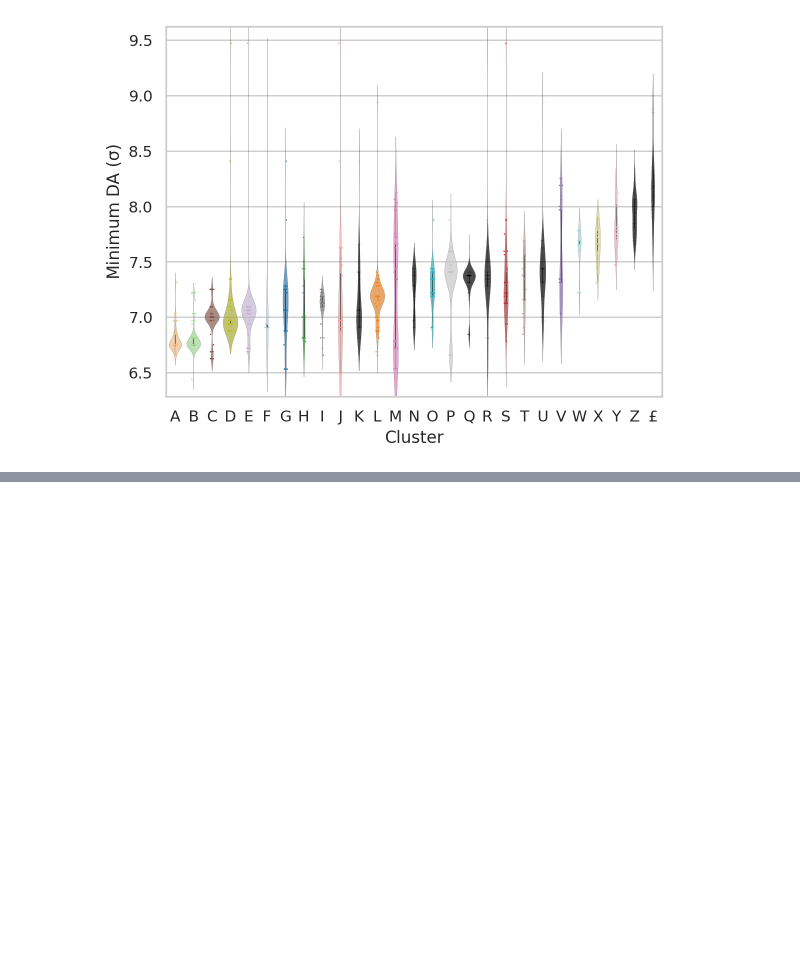
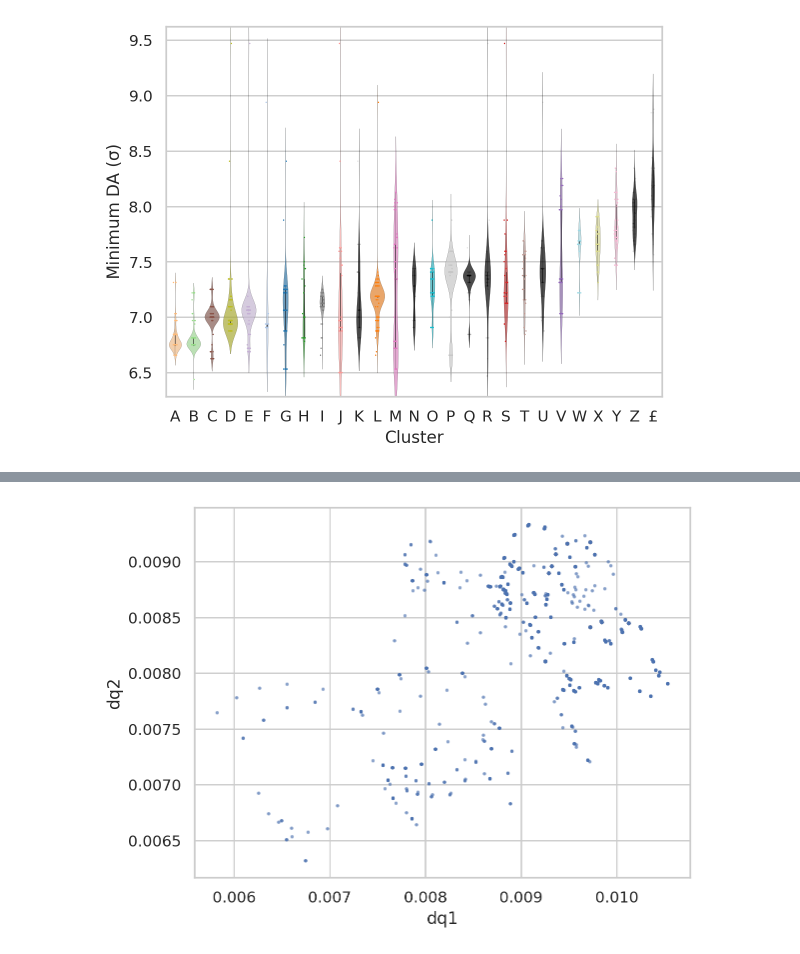
Before and after one commit to ColasDroin/DA_study, a Jupyter notebook: master_study/analysis/clustering_filling_schemes.ipynb, the cells around one changed output, grey strips where cells are left out. Drawn from its saved outputs; the diff is of its cells as text; code cells hidden in the pictures; blank space fills up the shorter version.

```diff
--- a/master_study/analysis/clustering_filling_schemes.ipynb
+++ b/master_study/analysis/clustering_filling_schemes.ipynb
@@ -517,0 +541,8 @@ plt.show()
+# %%
+# Plot dq1 against dq2
+plt.scatter(df['q1'][100:], df['q2'][100:], marker='.', s=10, alpha = 0.5)
+plt.xlabel("dq1")
+plt.ylabel("dq2")
+plt.show()
+# %% [output]
+[figure, added]
```
Also changed, not shown: parts of 2 cells of this notebook, 3 other files.
